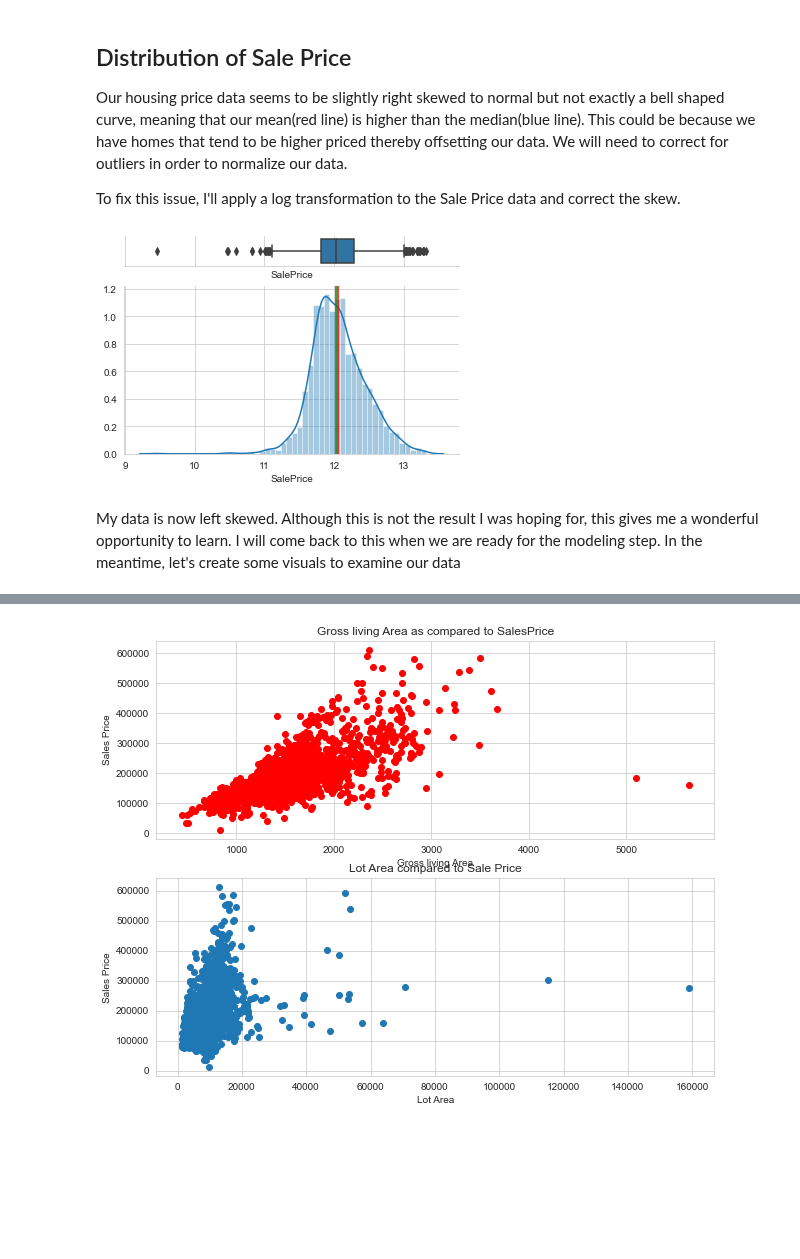
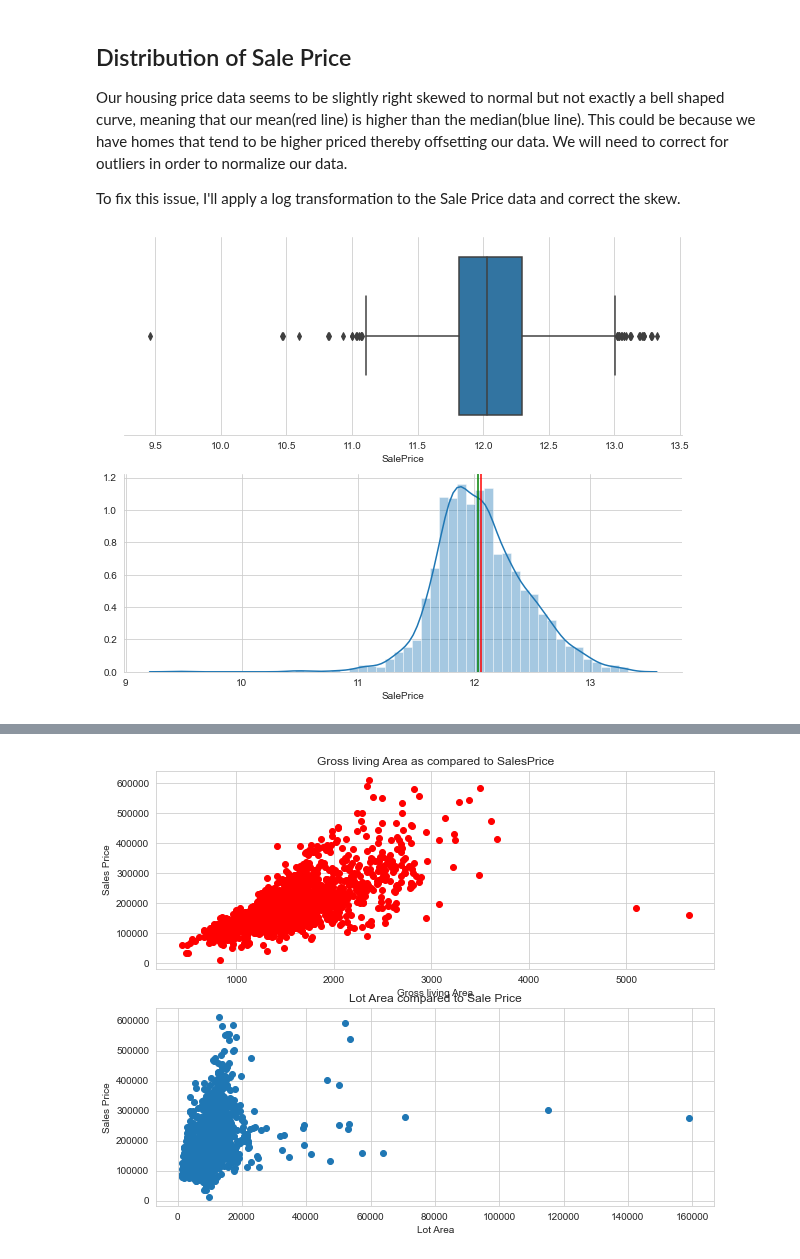
Before and after one commit to ianibogwu/Projects, a Jupyter notebook: GA-projects/02-Ames-housing/Cleaning_EDA.ipynb, the cells around one changed output, grey strips where cells are left out. Drawn from its saved outputs; the diff is of its cells as text; code cells hidden in the pictures; blank space fills up the shorter version.

```diff
--- a/GA-projects/02-Ames-housing/Cleaning_EDA.ipynb
+++ b/GA-projects/02-Ames-housing/Cleaning_EDA.ipynb
@@ -113,7 +113,7 @@ Nominal values have no intrinsic order and are typically descriptive. We will co
 ## Data types:
 In addition to changing our ordinal data to numeric columns, I've also changed some of our numeric columns to strings. **'Mo Sold', 'Year Sold', and 'MS Subclass'** are currently numeric but should be more of a string as they are descriptive. Our model might confuse the values and assume a higher value should be weighted more.
 # %%
-train_dataata = df(train)
+train_data = df(train)
 train_data.head(5)
 # %% [output]
 |  | Id | PID | MS SubClass | MS Zoning | Lot Frontage | Lot Area | Street | Lot Shape | Land Contour | ... |
@@ -142,18 +142,16 @@ Our housing price data seems to be slightly right skewed to normal but not exact
 To fix this issue, I'll apply a log transformation to the Sale Price data and correct the skew.
 # %%
 x = np.log1p(train_data['SalePrice'])
-f, (ax_box, ax_hist) = plt.subplots(2, sharex=True, gridspec_kw={"height_ratios": (.15, .85)})
+f, (ax_box, ax_hist) = plt.subplots(2, figsize=(10,8))
 
 sns.boxplot(x, ax=ax_box)
 sns.distplot(x, ax=ax_hist)
 plt.axvline(x = x.mean(), c = 'red')
 plt.axvline(x = x.median(), c = 'green')
 
 ax_box.set(yticks=[])
 sns.despine(ax=ax_hist)
 sns.despine(ax=ax_box, left=True)
 plt.show()
 # %% [output]
-[figure, old version]
+[figure, new version]
-# %% [markdown]
-My data is now left skewed. Although this is not the result I was hoping for, this gives me a wonderful opportunity to learn. I will come back to this when we are ready for the modeling step. In the meantime, let's create some visuals to examine our data
```
Also changed, not shown: parts of 6 cells of this notebook.
